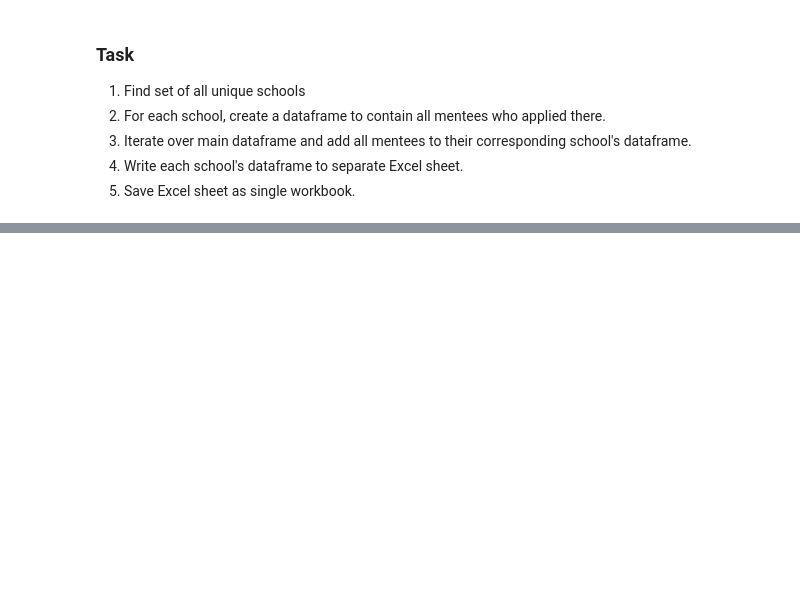
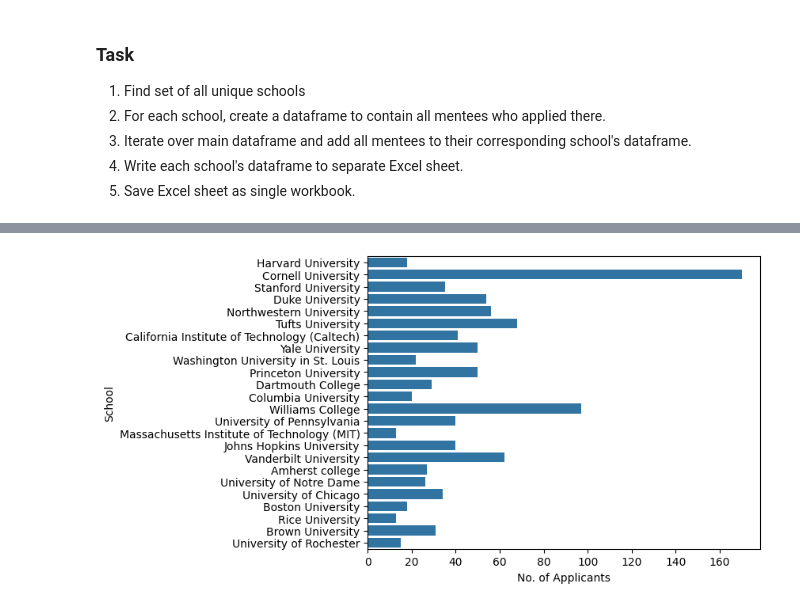
Before and after one commit to francisohara24/ckodon-bootcamp-analysis-3, a Jupyter notebook: main.ipynb, the cells around one changed output, grey strips where cells are left out. Drawn from its saved outputs; the diff is of its cells as text; code cells hidden in the pictures; blank space fills up the shorter version.

Commit message:
Feat: add bar graph to visualize distribution.

```diff
--- a/main.ipynb
+++ b/main.ipynb
@@ -36,4 +44,10 @@ with pd.ExcelWriter("./data/Sorted Ckodon Early Decision I Applicants.xlsx", mod
     for school in school_applicants:
         school_applicants[school].to_excel(writer, sheet_name=school, index=False)
 # %%
-# create bar graph of schools
+# create dataframe of schools and number of applicants per school
+applicants_per_school = pd.DataFrame({"School": school_applicants.keys(), "No. of Applicants": [len(applicants) for applicants in school_applicants.values()]})
+
+# create bar graph of school applicant distribution
+applicant_distribution_graph = sns.barplot(applicants_per_school, y="School", x="No. of Applicants")
+# %% [output]
+[figure, added]
```
Also changed, not shown: parts of 1 cell of this notebook.
